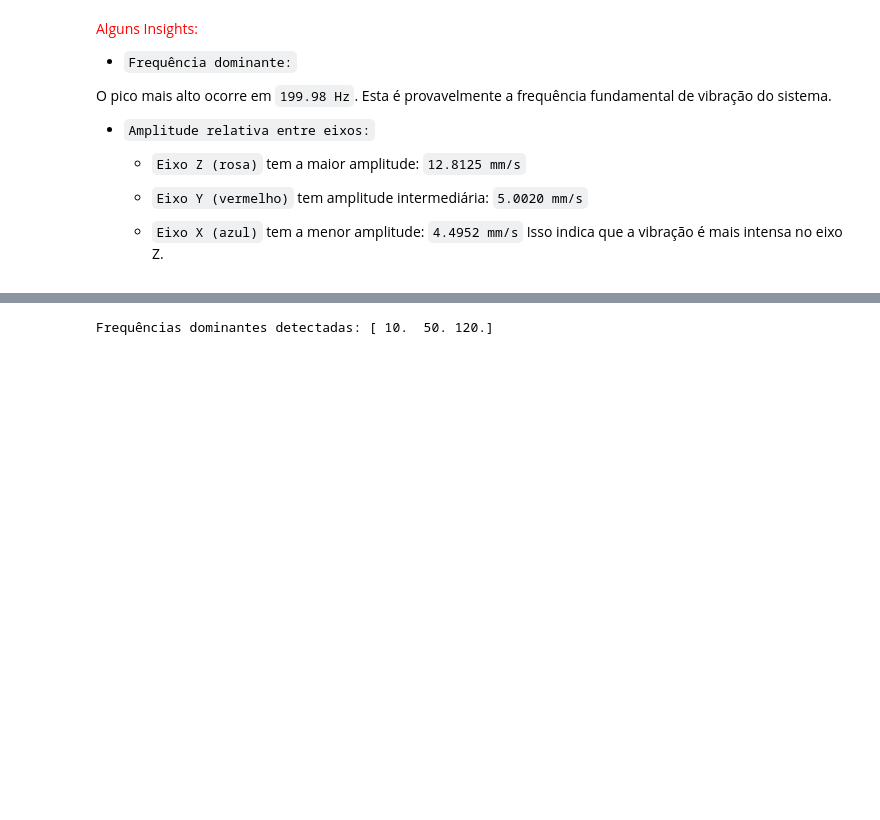
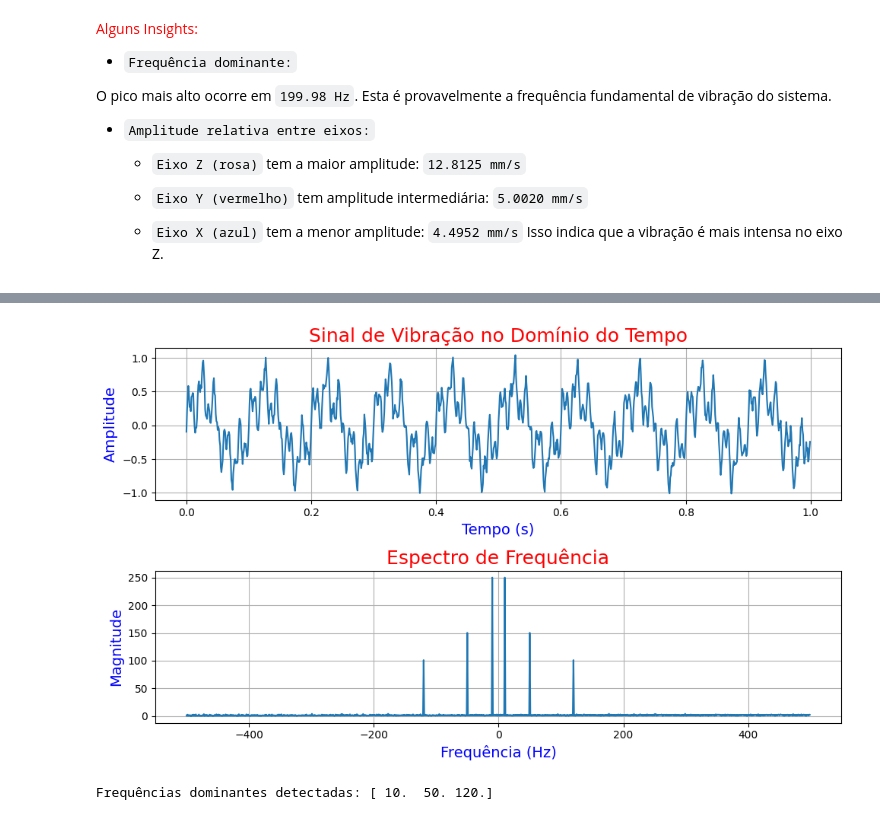
Before and after one commit to EddyGiusepe/Time_Series_ONE, a Jupyter notebook: Spectral_Analysis/spectral_Analysis.ipynb, the cells around one changed output, grey strips where cells are left out. Drawn from its saved outputs; the diff is of its cells as text; code cells hidden in the pictures; blank space fills up the shorter version.

Commit message:
Simulando Desbalanceamento

```diff
--- a/Spectral_Analysis/spectral_Analysis.ipynb
+++ b/Spectral_Analysis/spectral_Analysis.ipynb
@@ -372,3 +436,90 @@ plt.show()
+# %%
+import numpy as np
+import matplotlib.pyplot as plt
+from scipy.fft import fft
+
+# Simulação de dados de vibração:
+def simulate_vibration(t: np.ndarray, frequencies: list, amplitudes: list) -> np.ndarray:
+    """
+    Simula um sinal de vibração com base em frequências e amplitudes fornecidas.
+
+    Esta função gera um sinal de vibração combinando ondas senoidais para cada
+    frequência e amplitude especificadas. O sinal resultante é a soma das
+    ondas senoidais, representando a vibração total ao longo do tempo.
+
+    Parâmetros:
+    t (numpy.ndarray): Um array unidimensional que representa o tempo em segundos.
+    frequencies (list): Uma lista de frequências (em Hz) para as quais as ondas
+                        senoidais serão geradas.
+    amplitudes (list): Uma lista de amplitudes correspondentes às frequências,
+                       que determina a altura das ondas senoidais.
+
+    Retorna:
+    numpy.ndarray: Um array unidimensional contendo o sinal de vibração simulado
+                   ao longo do tempo especificado.
+
+    Exemplo:
+    >>> t = np.linspace(0, 1, 1000)  # 1 segundo com 1000 pontos
+    >>> frequencies = [5, 10]          # Frequências em Hz
+    >>> amplitudes = [1, 0.5]          # Amplitudes correspondentes
+    >>> signal = simulate_vibration(t, frequencies, amplitudes)
+    """
+
+    signal = np.zeros_like(t)
+    for f, a in zip(frequencies, amplitudes):
+        signal += a * np.sin(2 * np.pi * f * t)
+
+    return signal
+
+
+# Parâmetros da simulação:
+duration = 1.0  # segundos
+sample_rate = 1000  # Hz
+n_samples = int(duration * sample_rate)
+t = np.linspace(0, duration, n_samples, endpoint=False)
+
+# Simulando um sinal com múltiplas frequências:
+frequencies = [10, 50, 120]  # Hz
+amplitudes = [0.5, 0.3, 0.2]
+vibration_signal = simulate_vibration(t, frequencies, amplitudes)
+
+# Adicionando ruído ao sinal:
+noise = np.random.normal(0, 0.05, n_samples) # gera números aleatórios que seguem uma distribuição normal/gaussiana (média, desvio padrão, Valores aleatórios)
+noisy_signal = vibration_signal + noise # A adição do ruído simula condições mais realistas em aplicações práticas, onde os sinais podem ser afetados por interferências externas ou limitações dos sensores.
+
+# Realizando a Transformada Rápida de Fourier (FFT):
+fft_result = fft(noisy_signal)
+fft_freq = np.fft.fftfreq(n_samples, 1/sample_rate)
+
+# Calculando a magnitude do espectro:
+magnitude_spectrum = np.abs(fft_result)
+
+# Plotando os resultados
+plt.figure(figsize=(10, 6))
+
+plt.subplot(2, 1, 1)
+plt.plot(t, noisy_signal)
+plt.title('Sinal de Vibração no Domínio do Tempo', c="r", fontsize=18)
+plt.xlabel('Tempo (s)', c="b", fontsize=14)
+plt.ylabel('Amplitude', c="b", fontsize=14)
+plt.grid(True)
+
+plt.subplot(2, 1, 2)
+plt.plot(fft_freq[:n_samples], magnitude_spectrum[:n_samples]) # Pode usar (apenas para a parte positiva) --> fft_freq[:n_samples//2], magnitude_spectrum[:n_samples//2]
+"""
+O motivo para selecionar apenas metade das frequências é devido à propriedade de simetria da FFT de sinais reais.
+Quando calculamos a FFT de um sinal real, a segunda metade dos valores de frequência é simétrica à primeira metade, portanto, é comum considerar apenas a primeira metade.
+"""
+plt.title('Espectro de Frequência', c="r", fontsize=18)
+plt.xlabel('Frequência (Hz)', c="b", fontsize=14)
+plt.ylabel('Magnitude', c="b", fontsize=14)
+#plt.xlim(0, 200)
+
+plt.tight_layout() # Serve para ajustar automaticamente os parâmetros de subplot, garantindo que os elementos do gráfico (como títulos, rótulos e legendas) não se sobreponham e que haja um espaçamento adequado entre eles.
+plt.grid(True)
+plt.show()
+# %% [output]
+[figure, added]
 # %%
 from scipy.signal import find_peaks  # Adicionando esta importação
 
```
Also changed, not shown: parts of 28 cells of this notebook.
